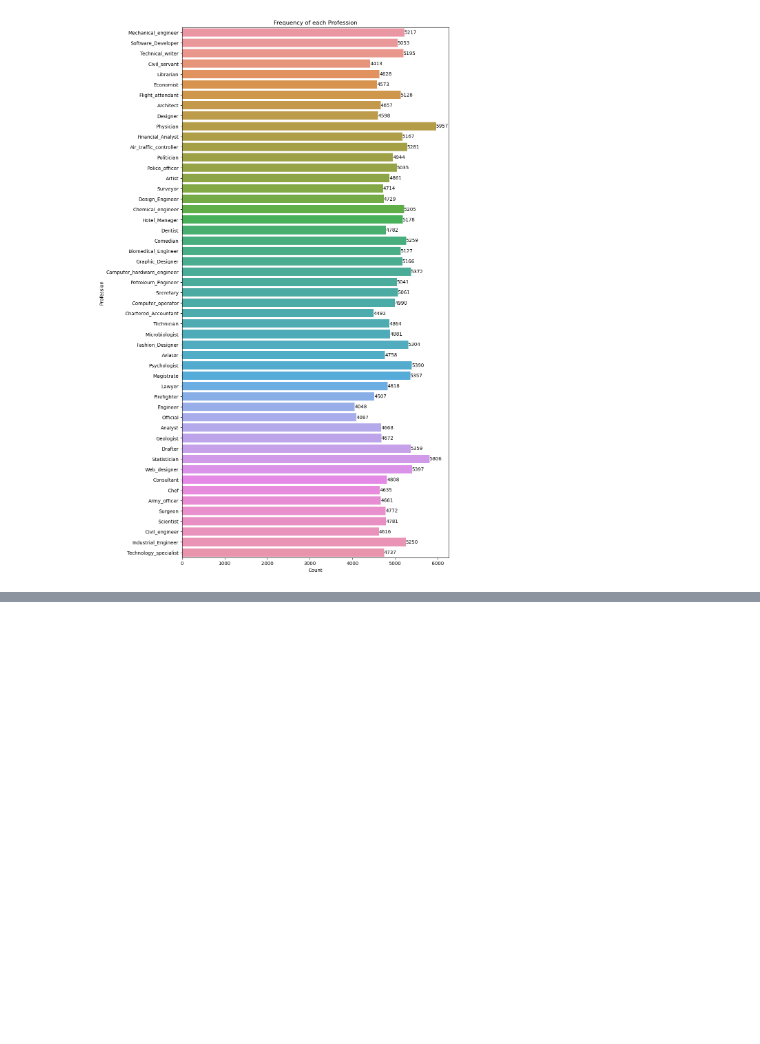
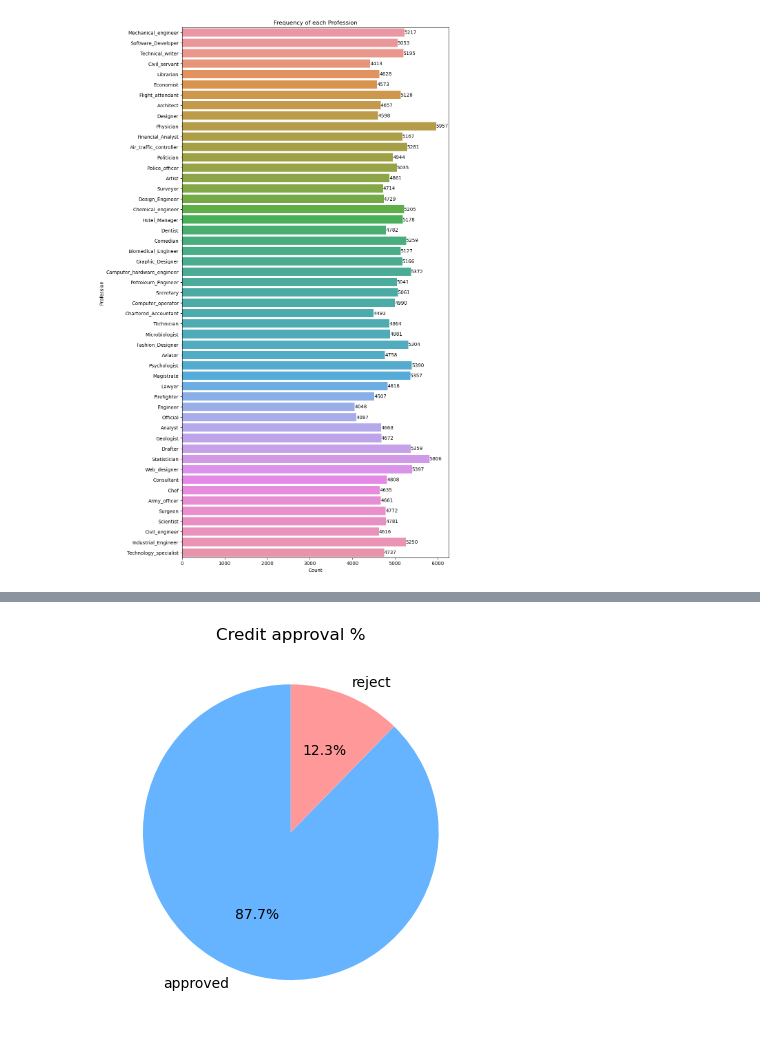
Before and after one commit to Mghd269/Credit-approval-project, a Jupyter notebook: eda.ipynb, the cells around one changed output, grey strips where cells are left out. Cells and saved outputs as stored; diff of their text form; code cells hidden in the pictures; blank space fills up the shorter version.

```diff
--- a/eda.ipynb
+++ b/eda.ipynb
@@ -97,0 +112,10 @@ plt.show()
+# %%
+count = df1['Risk_Flag'].value_counts()
+labels = ['approved' if x == 0 else 'reject' for x in count.index]
+
+plt.pie(count, labels=labels, autopct='%1.1f%%', startangle=90, colors=['#66b3ff','#ff9999'])
+plt.title('Credit approval %')
+
+plt.show()
+# %% [output]
+[figure, added]
```
Also changed, not shown: parts of 3 cells of this notebook, 2 other files.
